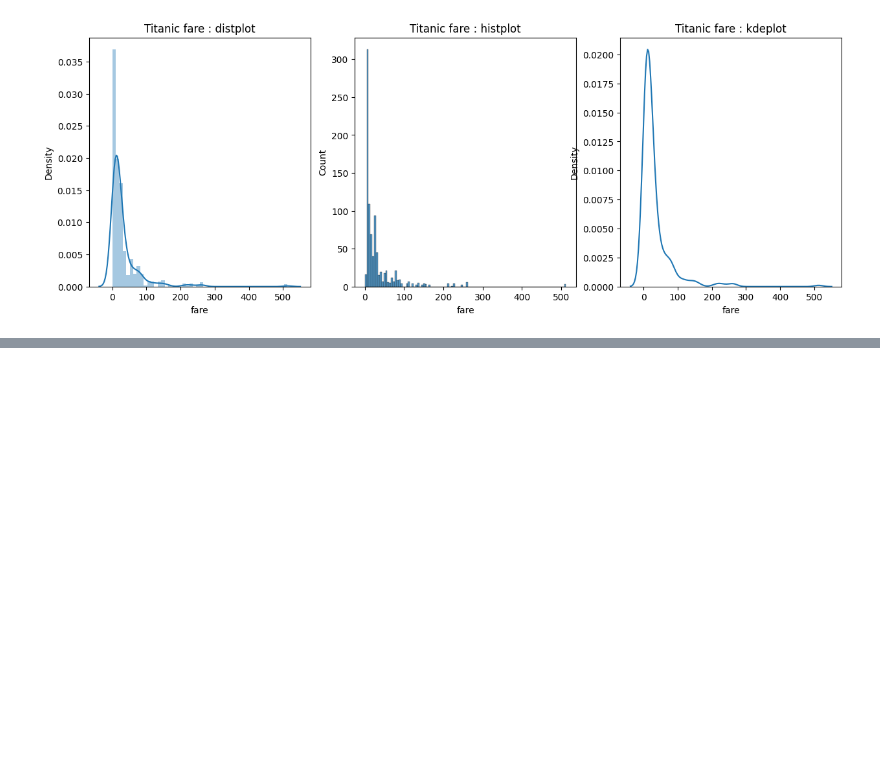
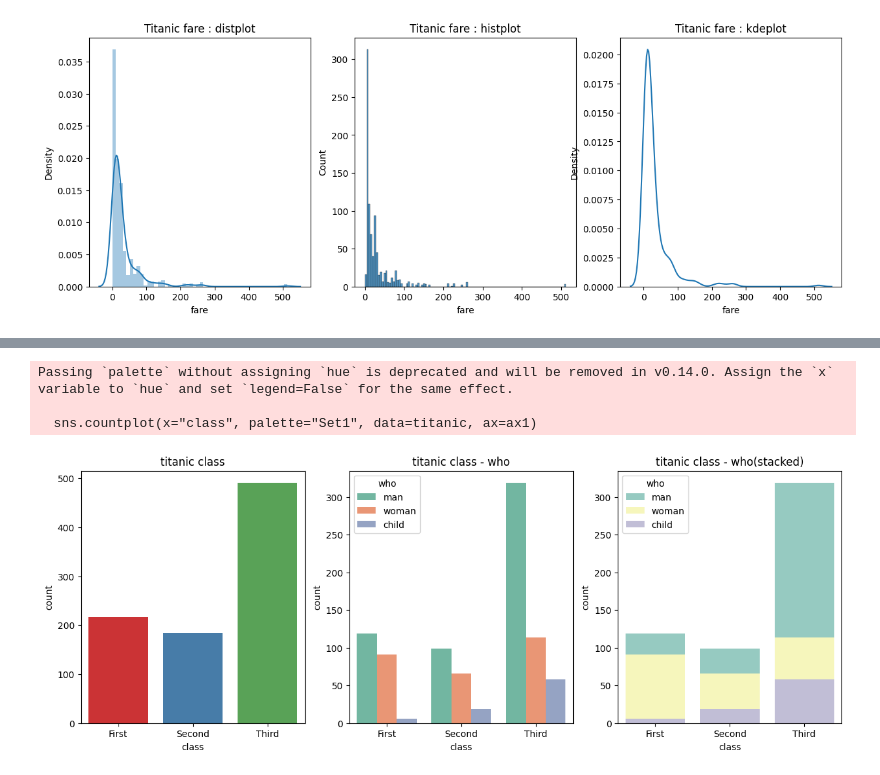
Before and after one commit to naro-naro/Colab, a Jupyter notebook: How to Use Python Libraries for Artificial Intelligence/Seaborn_실습.ipynb, the cells around one changed output, grey strips where cells are left out. Drawn from its saved outputs; the diff is of its cells as text; code cells hidden in the pictures; blank space fills up the shorter version.

```diff
--- a/How to Use Python Libraries for Artificial Intelligence/Seaborn_실습.ipynb
+++ b/How to Use Python Libraries for Artificial Intelligence/Seaborn_실습.ipynb
@@ -149,0 +202,30 @@ https://gist.github.com/mwaskom/de44147ed2974457ad6372750bbe5751
+# %%
+# 그래프 객체 생성(figure에 3개의 서브 플롯 생성)
+fig = plt.figure(figsize=(15,5))
+ax1 = fig.add_subplot(1,3,1)
+ax2 = fig.add_subplot(1,3,2)
+ax3 = fig.add_subplot(1,3,3)
+
+# class별 인원 파악
+# x축 변수, 데이터 셋, axe 객체(1번째 그래프)
+sns.countplot(x="class", palette="Set1", data=titanic, ax=ax1)
+
+# hue 옵션에 'who' 추가
+# x축 변수, 데이터 셋, axe 객체(2번째 그래프)
+sns.countplot(x='class', hue='who', palette='Set2', data=titanic, ax=ax2)
+
+# dodge=False 옵션 추가 : 축 방향으로 분리하지 않고 누적 그래프 출력
+# x축 변수, 데이터 셋, axe 객체(3번째 그래프)
+sns.countplot(x='class', hue='who', palette='Set3', dodge=False, data=titanic, ax=ax3)
+
+# 차트 제목 표시
+ax1.set_title("titanic class")
+ax2.set_title("titanic class - who")
+ax3.set_title("titanic class - who(stacked)")
+
+plt.show()
+# %% [output]
+Passing `palette` without assigning `hue` is deprecated and will be removed in v0.14.0. Assign the `x` variable to `hue` and set `legend=False` for the same effect.
+
+  sns.countplot(x="class", palette="Set1", data=titanic, ax=ax1)
+[figure, added]
```
Also changed, not shown: parts of 12 cells of this notebook.
